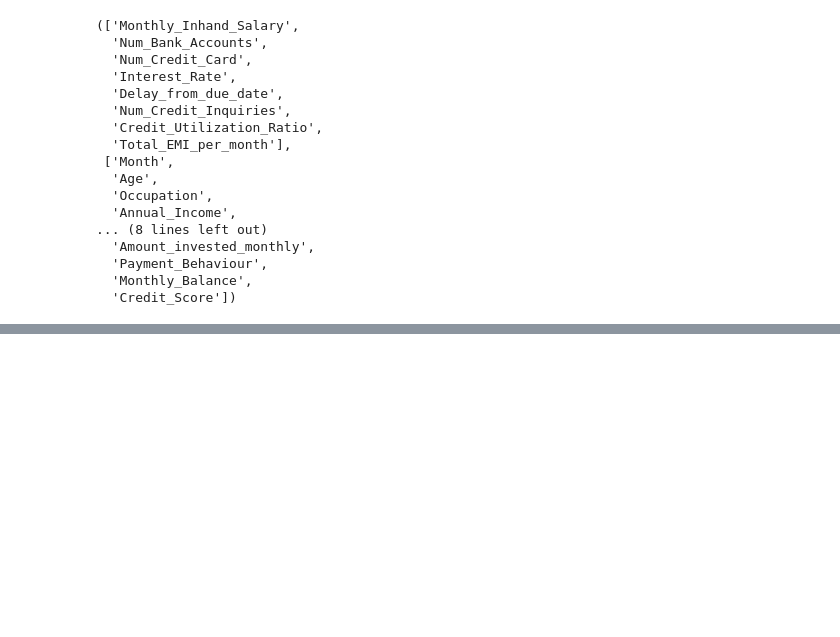
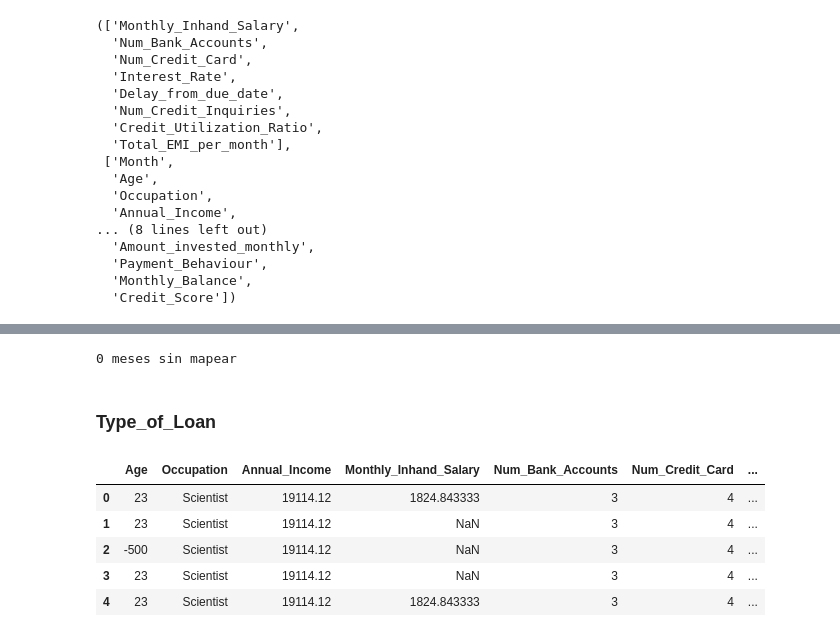
Before and after one commit to Genesixd/proyecto-ia-credit-score, a Jupyter notebook: proyecto.ipynb, the cells around one changed output, grey strips where cells are left out. Saved outputs shown, nothing was run; the diff lists cells and outputs as text; code cells hidden in the pictures; blank space fills up the shorter version.

```diff
--- a/proyecto.ipynb
+++ b/proyecto.ipynb
@@ -367,13 +263,3 @@ Name: Credit_History_Total_Months, dtype: float64
-# %%
-#Imputar categóricas con la moda
-cat_cols = df.select_dtypes(include=["object"]).columns
-
-for col in cat_cols:
-    mode = df[col].mode(dropna=True)
-    if len(mode) > 0:
-        df[col] = df[col].fillna(mode[0])
-    else:
-        df[col] = df[col].fillna("Unknown")
 # %%
 df = df.drop(columns=[
     "Credit_History_Age",
@@ -515,0 +308,69 @@ tabla_modelos
+# %%
+# Mapeo de Month -> número de mes
+month_map = {
+    "January":   1,
+    "February":  2,
+    "March":     3,
+    "April":     4,
+    "May":       5,
+    "June":      6,
+    "July":      7,
+    "August":    8,
+    "September": 9,
+    "October":   10,
+    "November":  11,
+    "December":  12
+}
+
+# Normalizar texto (por si acaso)
+df["Month"] = df["Month"].astype(str).str.strip()
+
+# Crear columna numérica
+df["Month_num"] = df["Month"].map(month_map)
+
+# Verificar si hay meses sin mapear
+print(df["Month_num"].isna().sum(), "meses sin mapear")
+
+# Si todo ok, pasar a int
+df["Month_num"] = df["Month_num"].astype(int)
+
+# Eliminar la columna original
+df = df.drop(columns=["Month"])
+# %% [output]
+0 meses sin mapear
+# %% [markdown]
+### Type_of_Loan
+# %%
+# 1) Asegurar tipo string y normalizar espacios
+df["Type_of_Loan"] = df["Type_of_Loan"].astype(str).str.strip()
+
+# 2) Unificar el conector ", and " y " and " como coma
+clean = df["Type_of_Loan"].str.replace(", and ", ", ", regex=False)
+clean = clean.str.replace(" and ", ", ", regex=False)
+
+df["Type_of_Loan_clean"] = clean
+
+# 3) Crear variables dummy multi-hot
+loan_dummies = df["Type_of_Loan_clean"].str.get_dummies(sep=", ")
+
+# 4) Eliminar columnas que no nos interesan
+cols_to_drop = ["Not Specified", "nan", ""]
+loan_dummies = loan_dummies.drop(columns=cols_to_drop, errors="ignore")
+
+# 5) Prefijo para identificar estas columnas
+loan_dummies = loan_dummies.add_prefix("Loan_")
+
+# 6) Eliminar la columna original y la versión limpia
+df = df.drop(columns=["Type_of_Loan", "Type_of_Loan_clean"])
+
+# 7) Unir las nuevas columnas al dataframe
+df = pd.concat([df, loan_dummies], axis=1)
+# %%
+df.head()
+# %% [output]
+|  | Age | Occupation | Annual_Income | Monthly_Inhand_Salary | Num_Bank_Accounts | Num_Credit_Card | ... |
+| 0 | 23 | Scientist | 19114.12 | 1824.843333 | 3 | 4 | ... |
+| 1 | 23 | Scientist | 19114.12 | NaN | 3 | 4 | ... |
+| 2 | -500 | Scientist | 19114.12 | NaN | 3 | 4 | ... |
+| 3 | 23 | Scientist | 19114.12 | NaN | 3 | 4 | ... |
+| 4 | 23 | Scientist | 19114.12 | 1824.843333 | 3 | 4 | ... |
```
Also changed, not shown: parts of 69 cells of this notebook, 16 other files.
